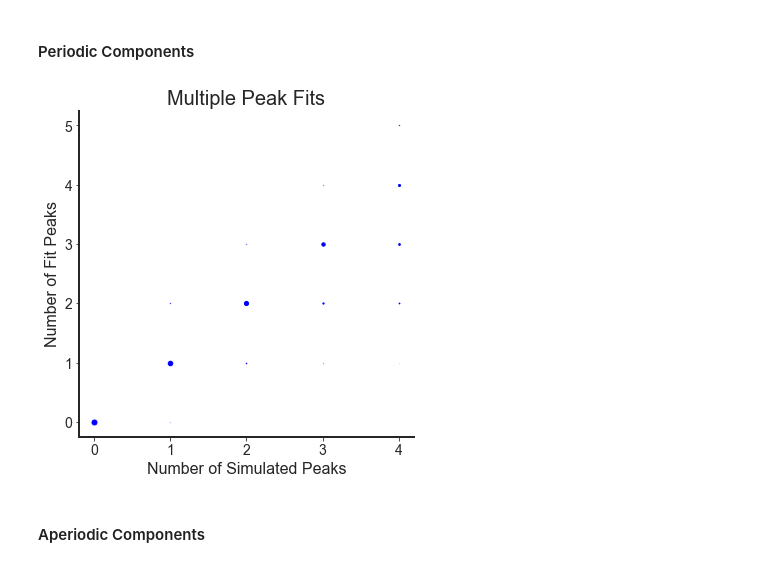
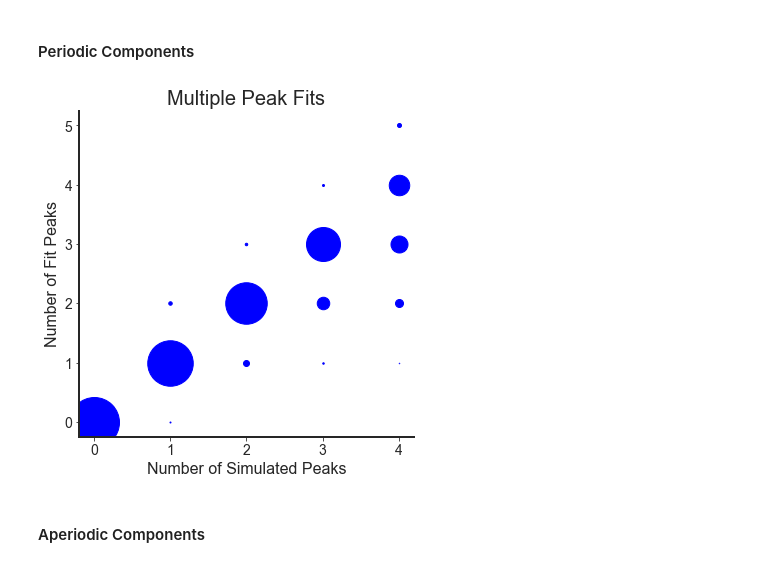
Before and after one commit to TomDonoghue/SIMparam, a Jupyter notebook: notebooks/02-MultiPeakSims.ipynb, the cells around one changed output. Drawn from its saved outputs; the diff is of its cells as text; code cells hidden in the pictures.

```diff
--- a/notebooks/02-MultiPeakSims.ipynb
+++ b/notebooks/02-MultiPeakSims.ipynb
@@ -31,7 +31,7 @@ sns.set_style('white')
 # %%
 # Analysis Settings
 SAVE_FIG = False
-GEN_SIMS = True
+GEN_SIMS = False
 # %% [markdown]
 ### Simulate Power Spectra
 # %%
@@ -66,18 +68,12 @@ if GEN_SIMS:
         freqs, psds[n_ind, :, :], sim_params[n_ind] = \
             gen_group_power_spectra(n_psds, F_RANGE, aps, peaks, nlv, F_RES)
 
-    # Save out generated simulations & parameter definitions
-    np.savez(DATA_PATH + data_name + '.npz', freqs, psds)
-    with open(DATA_PATH + data_name + '.p', 'wb') as f_obj:
-        pickle.dump(sim_params, f_obj)
+    # Save out generated simulated data & parameter definitions
+    save_sim_data(data_name, freqs, psds, sim_params)
 
 else:
-
-    # Load previously generated simulations & parameter definitions
-    temp = np.load(data_path + data_name + '.npz')
-    freqs, psds = temp['arr_0'], temp['arr_1']
-    with open(data_path + data_name + '.p', 'rb') as f_obj:
-        sim_params = pickle.load(f_obj)
+    # Reload simulated data and parameter definitions
+    freqs, psds, sim_params = load_sim_data(data_name)
 
 # Check shape
 print('n_nlvs, n_spectra, n_freqs : ', psds.shape)
@@ -164,9 +160,10 @@ R^2
 #### Periodic Components
 # %%
 # Plot the correspondance between number of simulated peaks & number of fit peaks
-plot_n_peaks_bubbles(n_peak_counter, save_fig=SAVE_FIG, save_name='multi-peak')
+plot_n_peaks_bubbles(n_peak_counter, ms_val= 1,
+                     save_fig=SAVE_FIG, save_name='multi-peak')
 # %% [output]
-[figure, old version]
+[figure, new version]
 # %% [markdown]
 #### Aperiodic Components
 # %%
```
Also changed, not shown: parts of 4 cells of this notebook, 6 other files.
